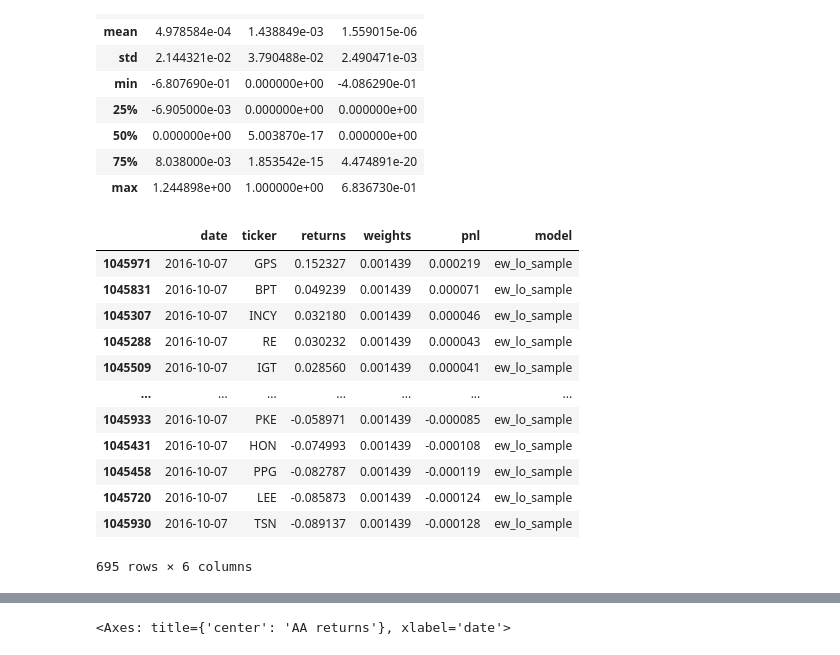
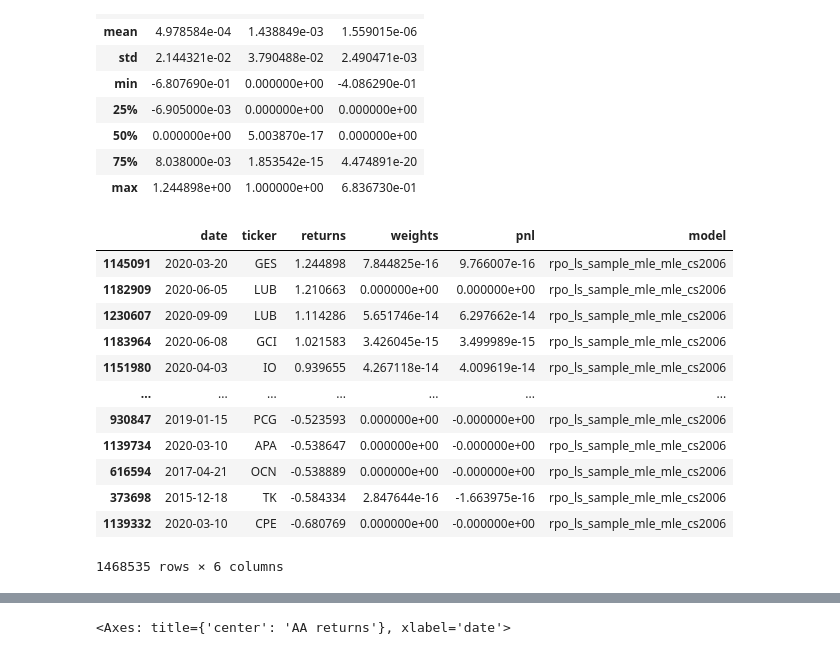
Before and after one commit to dcuoliveira/rpowbe, a Jupyter notebook: src/results_debug.ipynb, the cells around one changed output, grey strips where cells are left out. Cells and saved outputs as stored; diff of their text form; code cells hidden in the pictures.

```diff
--- a/src/results_debug.ipynb
+++ b/src/results_debug.ipynb
@@ -94,21 +93,21 @@ all_summary_df.loc[(all_summary_df["model"] == check_name), ["returns", "weights
 | 75% | 8.038000e-03 | 1.853542e-15 | 4.474891e-20 |
 | max | 1.244898e+00 | 1.000000e+00 | 6.836730e-01 |
 # %%
-all_summary_df.loc[(all_summary_df["model"] == check_name)&(all_summary_df["date"] == target_date)].sort_values("returns", ascending=False)
+all_summary_df.loc[(all_summary_df["model"] == check_name)].sort_values("returns", ascending=False)
 # %% [output]
 |  | date | ticker | returns | weights | pnl | model |
-| 1045971 | 2016-10-07 | GPS | 0.152327 | 0.001439 | 0.000219 | ew_lo_sample |
-| 1045831 | 2016-10-07 | BPT | 0.049239 | 0.001439 | 0.000071 | ew_lo_sample |
-| 1045307 | 2016-10-07 | INCY | 0.032180 | 0.001439 | 0.000046 | ew_lo_sample |
-| 1045288 | 2016-10-07 | RE | 0.030232 | 0.001439 | 0.000043 | ew_lo_sample |
-| 1045509 | 2016-10-07 | IGT | 0.028560 | 0.001439 | 0.000041 | ew_lo_sample |
+| 1145091 | 2020-03-20 | GES | 1.244898 | 7.844825e-16 | 9.766007e-16 | rpo_ls_sample_mle_mle_cs2006 |
+| 1182909 | 2020-06-05 | LUB | 1.210663 | 0.000000e+00 | 0.000000e+00 | rpo_ls_sample_mle_mle_cs2006 |
+| 1230607 | 2020-09-09 | LUB | 1.114286 | 5.651746e-14 | 6.297662e-14 | rpo_ls_sample_mle_mle_cs2006 |
+| 1183964 | 2020-06-08 | GCI | 1.021583 | 3.426045e-15 | 3.499989e-15 | rpo_ls_sample_mle_mle_cs2006 |
+| 1151980 | 2020-04-03 | IO | 0.939655 | 4.267118e-14 | 4.009619e-14 | rpo_ls_sample_mle_mle_cs2006 |
 | ... | ... | ... | ... | ... | ... | ... |
-| 1045933 | 2016-10-07 | PKE | -0.058971 | 0.001439 | -0.000085 | ew_lo_sample |
-| 1045431 | 2016-10-07 | HON | -0.074993 | 0.001439 | -0.000108 | ew_lo_sample |
-| 1045458 | 2016-10-07 | PPG | -0.082787 | 0.001439 | -0.000119 | ew_lo_sample |
-| 1045720 | 2016-10-07 | LEE | -0.085873 | 0.001439 | -0.000124 | ew_lo_sample |
-| 1045930 | 2016-10-07 | TSN | -0.089137 | 0.001439 | -0.000128 | ew_lo_sample |
+| 930847 | 2019-01-15 | PCG | -0.523593 | 0.000000e+00 | -0.000000e+00 | rpo_ls_sample_mle_mle_cs2006 |
+| 1139734 | 2020-03-10 | APA | -0.538647 | 0.000000e+00 | -0.000000e+00 | rpo_ls_sample_mle_mle_cs2006 |
+| 616594 | 2017-04-21 | OCN | -0.538889 | 0.000000e+00 | -0.000000e+00 | rpo_ls_sample_mle_mle_cs2006 |
+| 373698 | 2015-12-18 | TK | -0.584334 | 2.847644e-16 | -1.663975e-16 | rpo_ls_sample_mle_mle_cs2006 |
+| 1139332 | 2020-03-10 | CPE | -0.680769 | 0.000000e+00 | -0.000000e+00 | rpo_ls_sample_mle_mle_cs2006 |
-695 rows × 6 columns
+1468535 rows × 6 columns
 # %%
 all_summary_df.loc[all_summary_df["model"] == check_name, ["returns", "weights", "pnl"]].describe()
 # %% [output]
```
Also changed, not shown: parts of 3 cells of this notebook.
